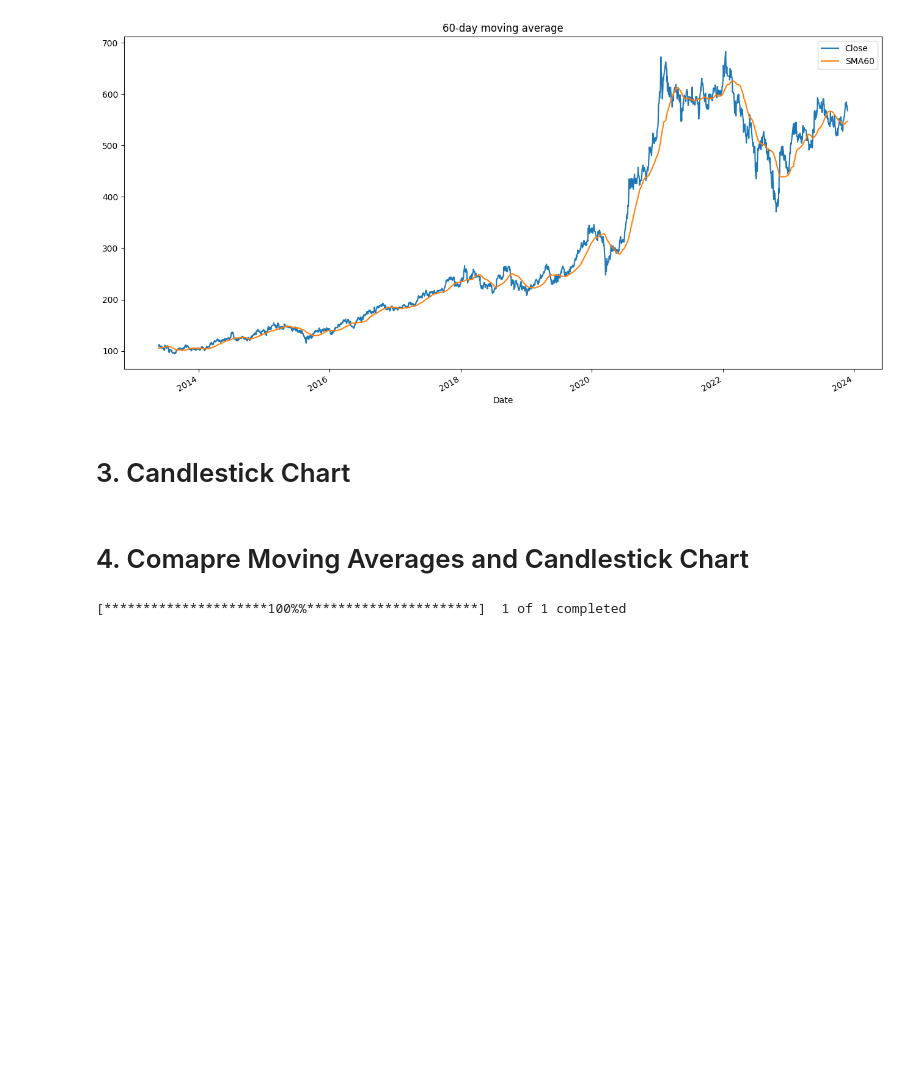
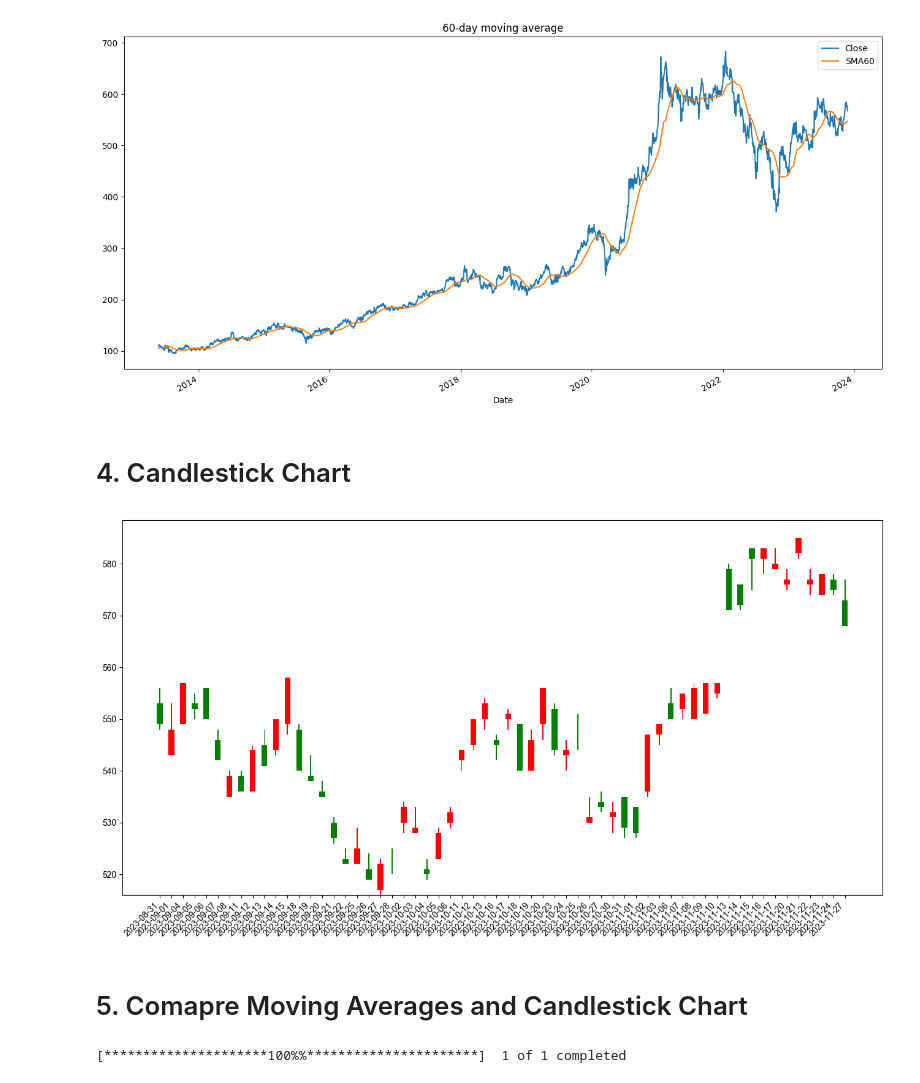
Before and after one commit to kuanhunglingary/data-visualization, a Jupyter notebook: stock.ipynb, the cells around one changed output. Cells and saved outputs as stored; diff of their text form; code cells hidden in the pictures; blank space fills up the shorter version.

```diff
--- a/stock.ipynb
+++ b/stock.ipynb
@@ -194,38 +217,40 @@ plt.title("60-day moving average")
 Text(0.5, 1.0, '60-day moving average')
 [figure]
 # %% [markdown]
-# 3. Candlestick Chart
+# 4. Candlestick Chart
 # %%
-#  Using matplotlib module to create candlestick chart
+# Using matplotlib to show Candlestick Chart
 import matplotlib.pyplot as plt
-plt.rc("font", family="Microsoft JhengHei")  # 微軟正黑體
-# plt.rcParams['font.family']=['Arial Unicode MS']  # mac
+# plt.rc("font", family="Microsoft JhengHei")  # 微軟正黑體
+plt.rcParams['font.family']=['Arial Unicode MS']  # mac
 import csv
 import pandas as pd
 reader = pd.read_csv("tsmc2023.csv",encoding="utf-8")
 reader_last_10dataframe = reader.tail(60)
 info = reader_last_10dataframe.values
 fig = plt.figure(figsize=(16, 9))
 for row in info:
     # print(row)
     date=row[0]
-    open_price=float(row[4])
-    close_price=float(row[7])
-    hightest=float(row[5])
-    lowest=float(row[6])
+    open_price=float(row[1])
+    close_price=float(row[4])
+    hightest=float(row[2])
+    lowest=float(row[3])
     # 決定 陰線(下跌)  或 陽線(上漲)
     color="green"
     if close_price > open_price:
         color="red"
     # 畫陰陽線
     plt.bar(
         date,
         abs(open_price - close_price),
         bottom=min(open_price, close_price),
         color=color, width=0.5
     )
     # 畫影線
     plt.bar(date, hightest - lowest, bottom=lowest,color=color, width=0.1)
 fig.autofmt_xdate(rotation=45)
 plt.show()
+# %% [output]
+[figure, added]
 # %%
@@ -268,7 +291,7 @@ fig = go.Figure(data=[go.Candlestick(x=df['Date'],
 
 fig.show()
 # %% [markdown]
-# 4. Comapre Moving Averages and Candlestick Chart
+# 5. Comapre Moving Averages and Candlestick Chart
 # %%
 #  pip install yfinance
 import yfinance as yf
```
Also changed, not shown: parts of 11 cells of this notebook, 1 other file.
